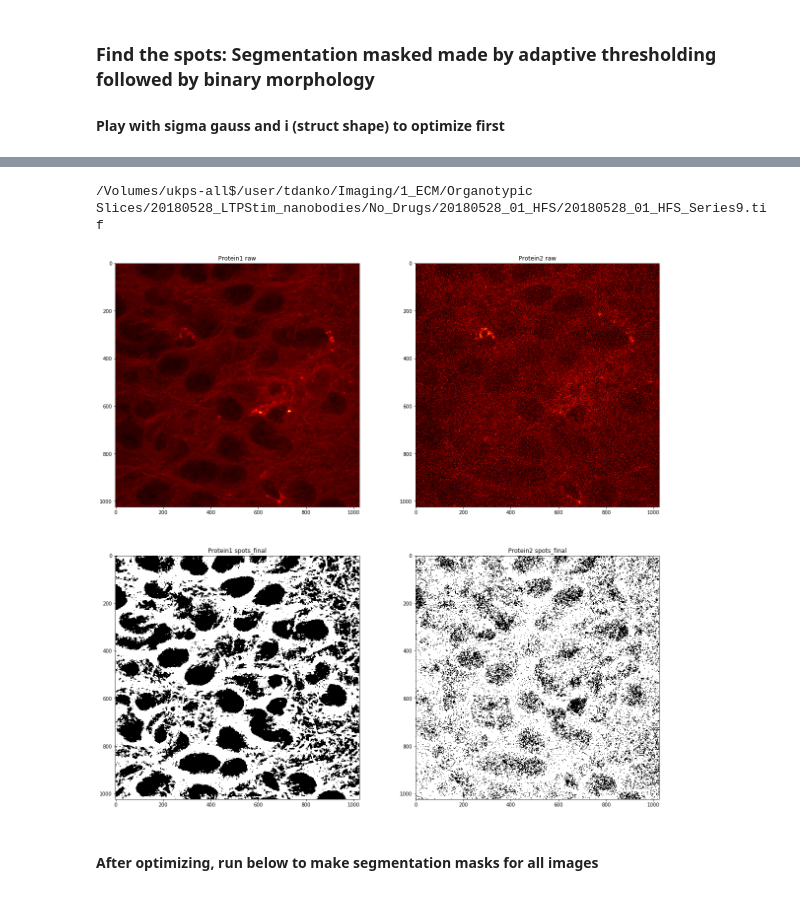
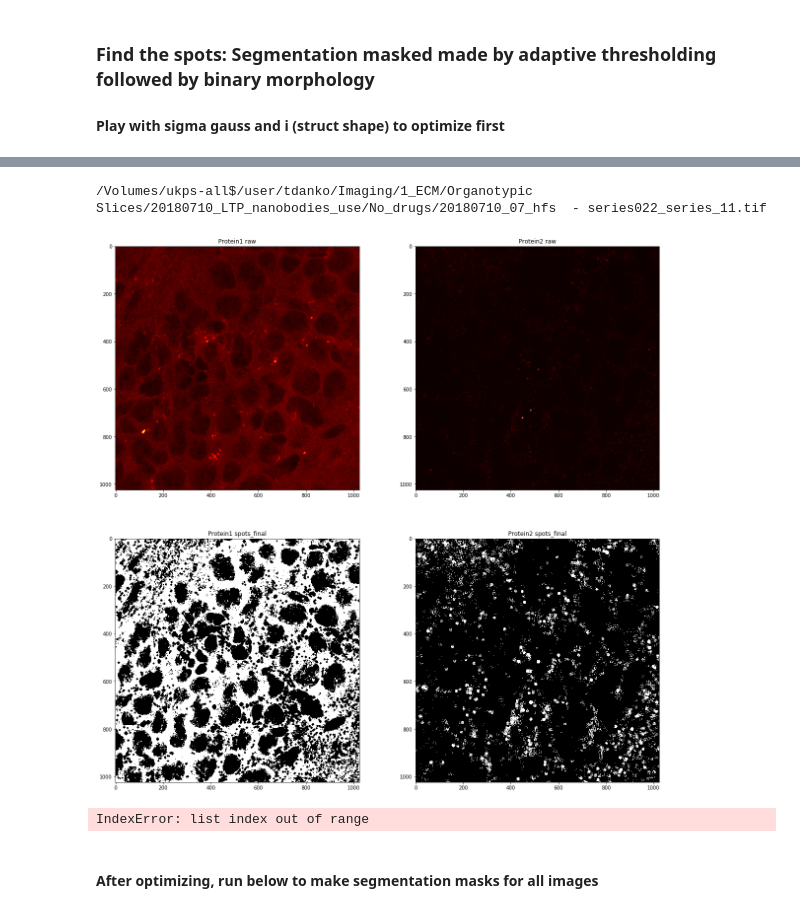
Before and after one commit to taldanko/Image_processing, a Jupyter notebook: SlicesManipulation_Analysis/SlicesManipulation_Analysis.ipynb, the cells around one changed output, grey strips where cells are left out. Drawn from its saved outputs; the diff is of its cells as text; code cells hidden in the pictures.

```diff
--- a/SlicesManipulation_Analysis/SlicesManipulation_Analysis.ipynb
+++ b/SlicesManipulation_Analysis/SlicesManipulation_Analysis.ipynb
@@ -38,8 +38,10 @@ plt.rcParams.update({'font.size': 22})
 # %% [markdown]
 ### Specify experiment directory, condtions and image details
 #### Makes dictionary for Protein2r storage of results
+# %%
+expdir='/Volumes/ukps-all$/user/tdanko/Imaging/1_ECM/Organotypic Slices/20180710_LTP_nanobodies_use/' #master folder
 # %%
-expdir='/Volumes/ukps-all$/user/tdanko/Imaging/1_ECM/Organotypic Slices/20180528_LTPStim_nanobodies/' #master folder
+
 
 Protein1_channel_no=1
 Protein2_channel_no=2
@@ -47,6 +49,7 @@ Protein2_channel_no=2
 
 results = {"filename":[],
            "Slice_id":[],
+           "exp name":[],
            "Protein1 colour - spots mask":[],
            "Protein2 colour - spots mask":[],
            "exp condition":[],
@@ -78,9 +80,0 @@ print(filelist)
-# %%
-#run this to name the conditions after the containing folder names
-for i in range(0,len(filelist)):
-    if filelist[i].endswith(".tif") & ("60x" in str(filelist[i]))==True & (os.stat(filelist[i]).st_size<1048576)==True:
-        results["filename"].append(filelist[i])
-        results["exp condition"].append(filelist[i].split('/')[-2])
-        head, sep, tail = filelist[i].partition('_60x_')
-        head2, sep2, tail2 = head.partition('2018')
-        results["Slice_id"].append(tail2)
@@ -86,0 +98,6 @@ for i in range(0,len(filelist)):
+# %%
+for i in range(0,len(filelist)):
+    if "_use" in str(filelist[i]):
+        if filelist[i].endswith(".tif"):
+            if os.stat(filelist[i]).st_size<5242880:
+                print(filelist[i])
@@ -139,71 +196,62 @@ HFS
 # %%
-path=results['filename'][0]
+path=results['filename'][10]
 print(path)
 im = pims.open(path)
 Protein1_image=im[Protein1_channel_no-1]
 Protein2_image=im[Protein2_channel_no-1]
 
 sigmagauss_Protein1=1 #Smoothing of Protein1 image
-sigmagauss_Protein2=1 #Smoothing of Protein2 image
+sigmagauss_Protein2=0.5 #Smoothing of Protein2 image
 
 Protein1_smooth = ndi.filters.gaussian_filter(Protein1_image,sigmagauss_Protein1)
 Protein2_smooth = ndi.filters.gaussian_filter(Protein2_image,sigmagauss_Protein2)
 
 #adaptive thresholding - bg found by mean filter with SE
 i_Protein1=151 #for SE of Protein1 image
-i_Protein2=151 #for SE of Protein2 image
+i_Protein2=11 #for SE of Protein2 image
 
 struct_Protein1 = (np.mgrid[:i_Protein1,:i_Protein1][0] - np.floor(i_Protein1/2))**2 + (np.mgrid[:i_Protein1,:i_Protein1][1] - np.floor(i_Protein1/2))**2 <= np.floor(i_Protein1/2)**2
 struct_Protein2 = (np.mgrid[:i_Protein2,:i_Protein2][0] - np.floor(i_Protein2/2))**2 + (np.mgrid[:i_Protein2,:i_Protein2][1] - np.floor(i_Protein2/2))**2 <= np.floor(i_Protein2/2)**2
 bg_Protein1 = rank.mean(Protein1_smooth, selem=struct_Protein1)
 bg_Protein2 = rank.mean(Protein2_smooth, selem=struct_Protein2)
-Protein1_spots = Protein1_smooth >= bg_Protein1
-Protein2_spots = Protein2_smooth >= bg_Protein2
+Protein1_denoised = Protein1_smooth >= bg_Protein1
+Protein2_denoised = Protein2_smooth >= bg_Protein2
 
-Protein1_spots_final=Protein1_spots
-Protein2_spots_final=Protein2_spots
+Protein1_not_toobright=np.logical_not(ndi.morphology.binary_dilation(Protein1_image>np.percentile(Protein1_image,99),iterations=5))
+Protein2_not_toobright=np.logical_not(ndi.morphology.binary_dilation(Protein2_image>np.percentile(Protein2_image,99.5)))
 
-'''#improve with binary hole filling
-Protein1_spots_holes_filled = ndi.binary_fill_holes(np.logical_not(Protein1_spots))
-Protein2_spots_holes_filled = ndi.binary_fill_holes(np.logical_not(Protein2_spots))
-#improve with binary closing
-i2 = 3
-struct2 = (np.mgrid[:i2,:i2][0] - np.floor(i2/2))**2 + (np.mgrid[:i2,:i2][1] - np.floor(i2/2))**2 <= np.floor(i2/2)**2
-pad_size = i+2 #pad the spots image to avoid artifacts at the edges
-padded_Protein1_spots = np.pad(Protein1_spots_holes_filled,pad_size,mode='reflect')
-padded_Protein2_spots = np.pad(Protein2_spots_holes_filled,pad_size,mode='reflect')
-Protein1_spots_final = ndi.binary_closing(np.logical_not(padded_Protein1_spots),structure=struct2)
-Protein2_spots_final = ndi.binary_closing(np.logical_not(padded_Protein2_spots),structure=struct2)
-#remove the padding from before
-Protein1_spots_final = Protein1_spots_final[pad_size:-pad_size,pad_size:-pad_size]
-Protein2_spots_final = Protein2_spots_final[pad_size:-pad_size,pad_size:-pad_size]'''
+#final spots
+Protein1_spots=Protein1_not_toobright & Protein1_denoised
+Protein2_spots= np.logical_not(Protein2_denoised & Protein2_not_toobright)
 
 fig=plt.figure(figsize=(20,20))
 fig.add_subplot(2,2,1)
 plt.imshow(Protein1_image,interpolation='none',cmap='hot')
 plt.title('Protein1 raw')
 ax=plt.gca()
 ax.grid(color='none')
 fig.add_subplot(2,2,2)
 plt.imshow(Protein2_image,interpolation='none',cmap='hot')
 plt.title('Protein2 raw')
 ax=plt.gca()
 ax.grid(color='none')
 fig.add_subplot(2,2,3)
-plt.imshow(Protein1_spots_final,cmap='gray')
+plt.imshow(Protein1_spots,cmap='gray')
 plt.title('Protein1 spots_final')
 ax=plt.gca()
 ax.grid(color='none')
 fig.add_subplot(2,2,4)
-plt.imshow(Protein2_spots_final,cmap='gray')
+plt.imshow(Protein2_spots,cmap='gray')
 plt.title('Protein2 spots_final')
 ax=plt.gca()
 ax.grid(color='none')
 # %% [output]
-/Volumes/ukps-all$/user/tdanko/Imaging/1_ECM/Organotypic Slices/20180528_LTPStim_nanobodies/No_Drugs/20180528_01_HFS/20180528_01_HFS_Series9.tif
+/Volumes/ukps-all$/user/tdanko/Imaging/1_ECM/Organotypic Slices/20180710_LTP_nanobodies_use/No_drugs/20180710_07_hfs  - series022_series_11.tif
-[figure, old version]
+[figure, new version]
 # %%
-results["filename"][76]
+results["filename"][0]
+# %% [output]
+IndexError: list index out of range
 # %% [markdown]
 #### After optimizing, run below to make segmentation masks for all images
 # %%
```
Also changed, not shown: parts of 38 cells of this notebook.
